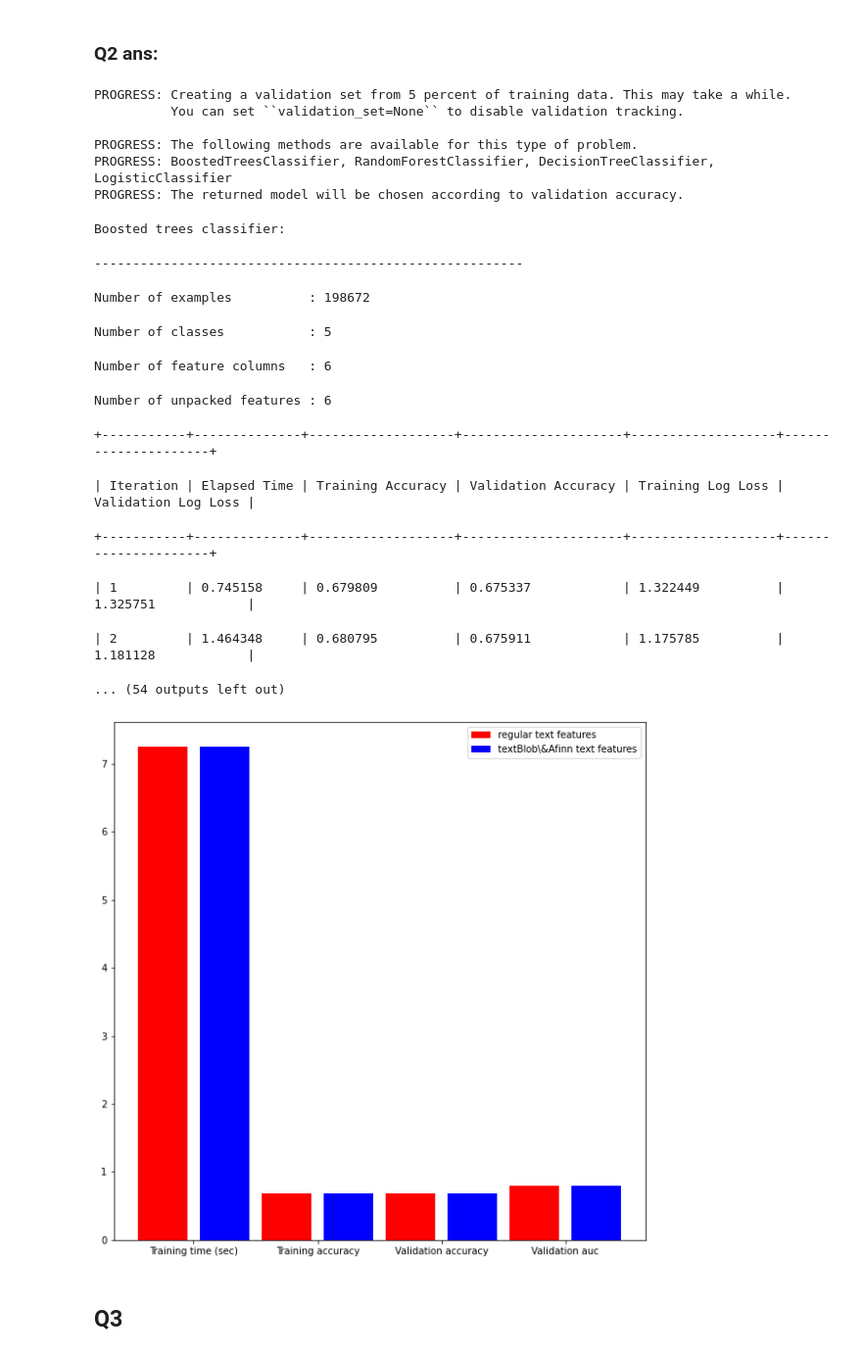
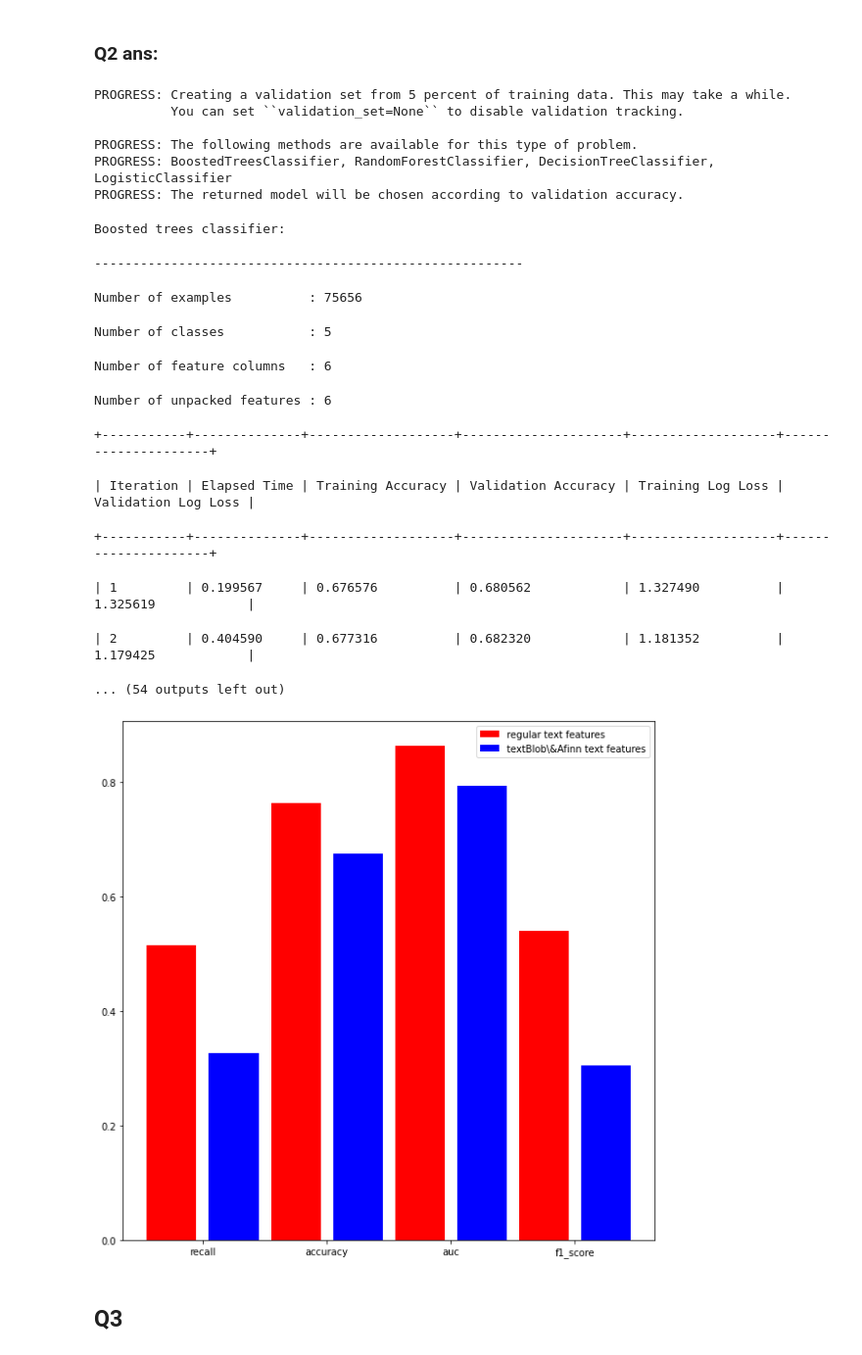
Before and after one commit to Yishaiaz/BigDataAnalysisCourse, a Jupyter notebook: A6 - nltk, afinn, spacy, TextBlob, turicreate, ML, text analysis, sentiment analysis, from unstructured text to structured data/A6.ipynb, the cells around one changed output. Shown at 98% size. Cells and saved outputs as stored; diff of their text form; code cells hidden in the pictures.

```diff
--- a/A6 - nltk, afinn, spacy, TextBlob, turicreate, ML, text analysis, sentiment analysis, from unstructured text to structured data/A6.ipynb
+++ b/A6 - nltk, afinn, spacy, TextBlob, turicreate, ML, text analysis, sentiment analysis, from unstructured text to structured data/A6.ipynb
@@ -58,4 +50,5 @@ from tqdm.notebook import tqdm
 %matplotlib inline
 # %%
 reviews_sframe = turi.SFrame.read_csv('/content/datasets/amazon_reviews/Reviews.csv')
-reviews_sframe
+# taking a subset (~1/3) of the reviews (to reduce runtime)
+reviews_sframe = reviews_sframe[:100000]
@@ -293,7 +166,7 @@ from afinn import Afinn
 %matplotlib inline
 # %%
 org_reviews_sframe = turi.SFrame.read_csv('/content/datasets/amazon_reviews/Reviews.csv')
-org_reviews_sframe
+org_reviews_sframe = org_reviews_sframe[:100000]
 # %% [output]
 Unexpected characters after last column. "B000GW46D4"
 Parse failed at token ending at:
@@ -459,15 +332,15 @@ PROGRESS: BoostedTreesClassifier, RandomForestClassifier, DecisionTreeClassifier
 PROGRESS: The returned model will be chosen according to validation accuracy.
 Boosted trees classifier:
 --------------------------------------------------------
-Number of examples          : 198672
+Number of examples          : 75656
 Number of classes           : 5
 Number of feature columns   : 6
 Number of unpacked features : 6
 +-----------+--------------+-------------------+---------------------+-------------------+---------------------+
 | Iteration | Elapsed Time | Training Accuracy | Validation Accuracy | Training Log Loss | Validation Log Loss |
 +-----------+--------------+-------------------+---------------------+-------------------+---------------------+
-| 1         | 0.745158     | 0.679809          | 0.675337            | 1.322449          | 1.325751            |
+| 1         | 0.199567     | 0.676576          | 0.680562            | 1.327490          | 1.325619            |
-| 2         | 1.464348     | 0.680795          | 0.675911            | 1.175785          | 1.181128            |
+| 2         | 0.404590     | 0.677316          | 0.682320            | 1.181352          | 1.179425            |
 ... (54 outputs left out)
 # %%
 # evaluating the classifier
@@ -480,27 +353,27 @@ validation_score = dict(cls_with_sentiment_analysis_features_summary_dict['secti
 # %%
 # comparing the two classifiers
 fig, ax = plt.subplots(figsize=(10,10))
-# take the following score values from each evaluation dictionaries: 'Training time (sec)' , 'Training accuracy', 'Validation accuracy', 'Validation auc'
-scores_to_collect = ['Training time (sec)' , 'Training accuracy', 'Validation accuracy', 'Validation auc']
-cls_evalution_dictionaries_to_collect_from = [dict(cls_summary_dict['sections'][1]), dict(cls_with_sentiment_analysis_features_summary_dict['sections'][1])]
+# take the following score values from each evaluation dictionaries: 'recall' , 'accuracy', 'auc', 'f1_score'
+scores_to_collect = ['recall' , 'accuracy', 'auc', 'f1_score']
+cls_evalution_dictionaries_to_collect_from = [dict(cls_eval_results), dict(cls_with_sentiment_analysis_features_eval_results)]
 regular_text_analysis_scores = []
 text_blob_and_affin_scores = []
 for score_to_collect in scores_to_collect:
   regular_text_analysis_scores.append(cls_evalution_dictionaries_to_collect_from[0][score_to_collect])
   text_blob_and_affin_scores.append(cls_evalution_dictionaries_to_collect_from[1][score_to_collect])
 
 x_ticks = np.arange(0, len(scores_to_collect)*2, 2)
 
 ax.bar(x_ticks-0.5, regular_text_analysis_scores,color='red', label = 'regular text features')
 ax.bar(x_ticks+0.5, text_blob_and_affin_scores,color='blue', label = 'textBlob\&Afinn text features')
 
 ax.set_xticks(x_ticks)
 ax.set_xticklabels(scores_to_collect)
 
 ax.legend()
 plt.show()
 # %% [output]
-[figure, old version]
+[figure, new version]
 # %% [markdown]
 ## Q3
 # %% [markdown]
```
Also changed, not shown: parts of 15 cells of this notebook.
